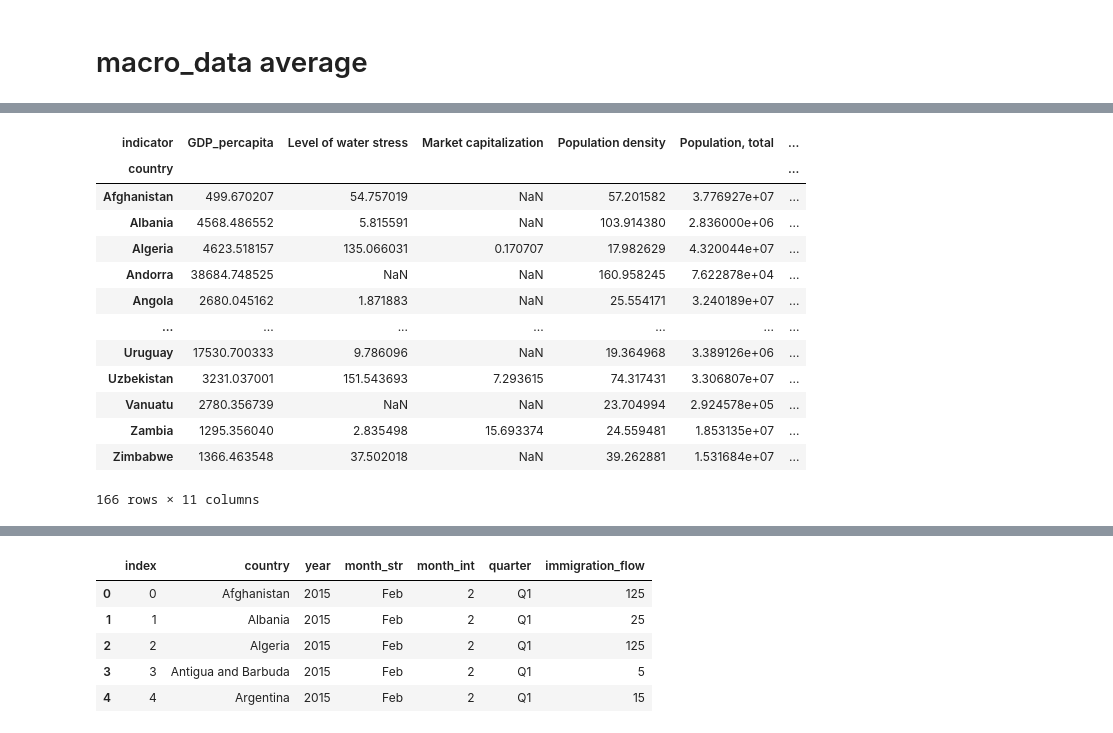
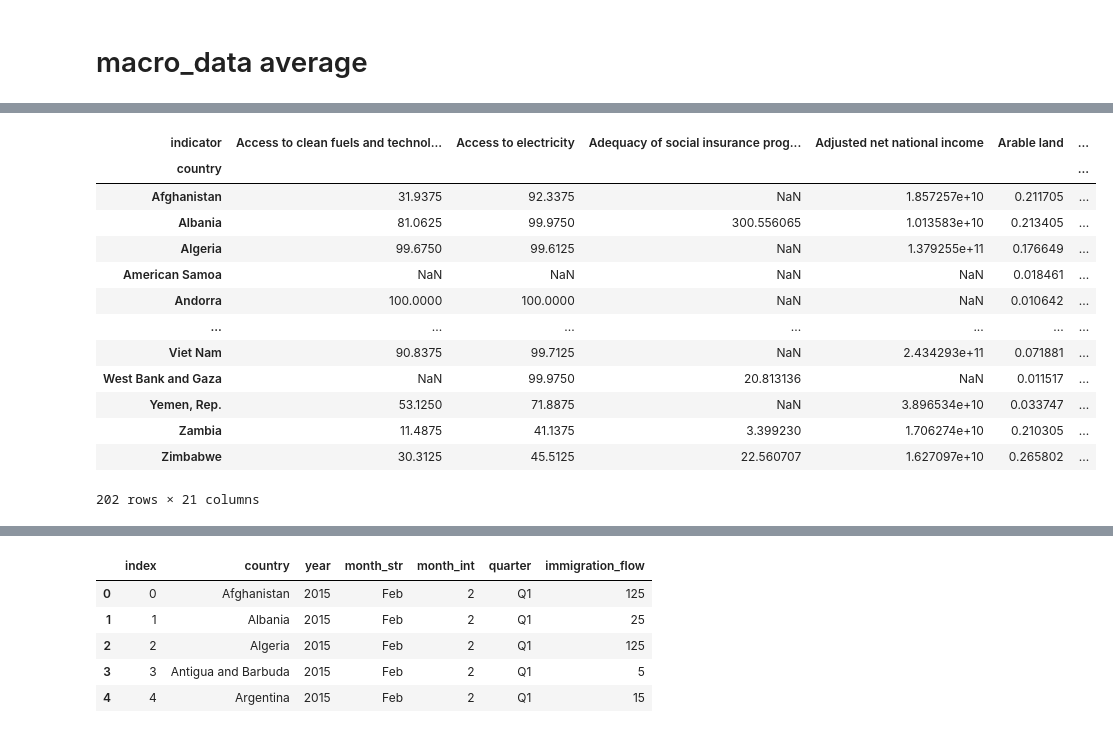
Before and after one commit to nazimben25/project3_group4, a Jupyter notebook: vizualisations.ipynb, the cells around one changed output, grey strips where cells are left out. Cells and saved outputs as stored; diff of their text form; code cells hidden in the pictures.

Commit message:
data_collecction : macroecodata increase indicators

```diff
--- a/vizualisations.ipynb
+++ b/vizualisations.ipynb
@@ -225,29 +245,42 @@ macro_data_avg_pivot
 # %%
 macro_data_avg_pivot = macro_data_avg_pivot.rename(columns={
                                                 'GDP per capita (constant 2015 US$)' : 'GDP_percapita' ,
                                                 'Poverty headcount ratio at $2.15 a day (2017 PPP) (% of population)' : 'Poverty headcount' ,
                                                 'Unemployment with advanced education (% of total labor force with advanced education)' : 'Unemployment_educated' ,
                                                 'Unemployment, total (% of total labor force) (national estimate)' : 'Unemployment_total' ,
                                                  'Level of water stress: freshwater withdrawal as a proportion of available freshwater resources' : 'Level of water stress' ,
                                                  'Market capitalization of listed domestic companies (% of GDP)' : 'Market capitalization' ,
                                                  'Population density (people per sq. km of land area)' : 'Population density' ,
                                                  'Rural population (% of total population)' : 'Rural population' ,
                                                  'S&P Global Equity Indices (annual % change)' : 'S&P Global Equity Indices' ,
                                                  'Voice and Accountability: Number of Sources' : 'Voice and Accountability' ,
-                                                            })
+                                                 'Access to electricity (% of population)'  :  'Access to electricity '  ,
+                                                'Access to clean fuels and technologies for cooking (% of population)'  :  'Access to clean fuels and technologies for cooking '  ,
+                                                'Access to electricity (% of population)'  :  'Access to electricity '  ,
+                                                'Adequacy of social insurance programs (% of total welfare of beneficiary households)'  :  'Adequacy of social insurance programs '  ,
+                                                'Adjusted net national income (constant 2015 US$)'  :  'Adjusted net national income '  ,
+                                                'Arable land (hectares per person)'  :  'Arable land '  ,
+                                                'Automated teller machines (ATMs) (per 100,000 adults)'  :  'Automated teller machines '  ,
+                                                'Children out of school (% of primary school age)'  :  'Children out of school '  ,
+                                                'Consumer price index (2010 = 100)'  :  'Consumer price index '  ,
+                                                'Control of Corruption: Estimate'  :  'Control of Corruption: Estimate'  ,
+                                                'Current health expenditure per capita, PPP (current international $)'  :  'Current health expenditure per capita, PPP '  ,
+                                                'Domestic general government health expenditure per capita, PPP (current international $)'  :  'Domestic general government health expenditure per capita, PPP '  ,
+
+                                                    })
 macro_data_avg_pivot
 # %% [output]
-| indicator | GDP_percapita | Level of water stress | Market capitalization | Population density | Population, total | ... |
+| indicator | Access to clean fuels and technol... | Access to electricity | Adequacy of social insurance prog... | Adjusted net national income | Arable land | ... |
 | country |  |  |  |  |  | ... |
-| Afghanistan | 499.670207 | 54.757019 | NaN | 57.201582 | 3.776927e+07 | ... |
-| Albania | 4568.486552 | 5.815591 | NaN | 103.914380 | 2.836000e+06 | ... |
-| Algeria | 4623.518157 | 135.066031 | 0.170707 | 17.982629 | 4.320044e+07 | ... |
-| Andorra | 38684.748525 | NaN | NaN | 160.958245 | 7.622878e+04 | ... |
-| Angola | 2680.045162 | 1.871883 | NaN | 25.554171 | 3.240189e+07 | ... |
+| Afghanistan | 31.9375 | 92.3375 | NaN | 1.857257e+10 | 0.211705 | ... |
+| Albania | 81.0625 | 99.9750 | 300.556065 | 1.013583e+10 | 0.213405 | ... |
+| Algeria | 99.6750 | 99.6125 | NaN | 1.379255e+11 | 0.176649 | ... |
+| American Samoa | NaN | NaN | NaN | NaN | 0.018461 | ... |
+| Andorra | 100.0000 | 100.0000 | NaN | NaN | 0.010642 | ... |
 | ... | ... | ... | ... | ... | ... | ... |
-| Uruguay | 17530.700333 | 9.786096 | NaN | 19.364968 | 3.389126e+06 | ... |
-| Uzbekistan | 3231.037001 | 151.543693 | 7.293615 | 74.317431 | 3.306807e+07 | ... |
-| Vanuatu | 2780.356739 | NaN | NaN | 23.704994 | 2.924578e+05 | ... |
-| Zambia | 1295.356040 | 2.835498 | 15.693374 | 24.559481 | 1.853135e+07 | ... |
-| Zimbabwe | 1366.463548 | 37.502018 | NaN | 39.262881 | 1.531684e+07 | ... |
+| Viet Nam | 90.8375 | 99.7125 | NaN | 2.434293e+11 | 0.071881 | ... |
+| West Bank and Gaza | NaN | 99.9750 | 20.813136 | NaN | 0.011517 | ... |
+| Yemen, Rep. | 53.1250 | 71.8875 | NaN | 3.896534e+10 | 0.033747 | ... |
+| Zambia | 11.4875 | 41.1375 | 3.399230 | 1.706274e+10 | 0.210305 | ... |
+| Zimbabwe | 30.3125 | 45.5125 | 22.560707 | 1.627097e+10 | 0.265802 | ... |
-166 rows × 11 columns
+202 rows × 21 columns
```
Also changed, not shown: parts of 33 cells of this notebook, 2 other files.
